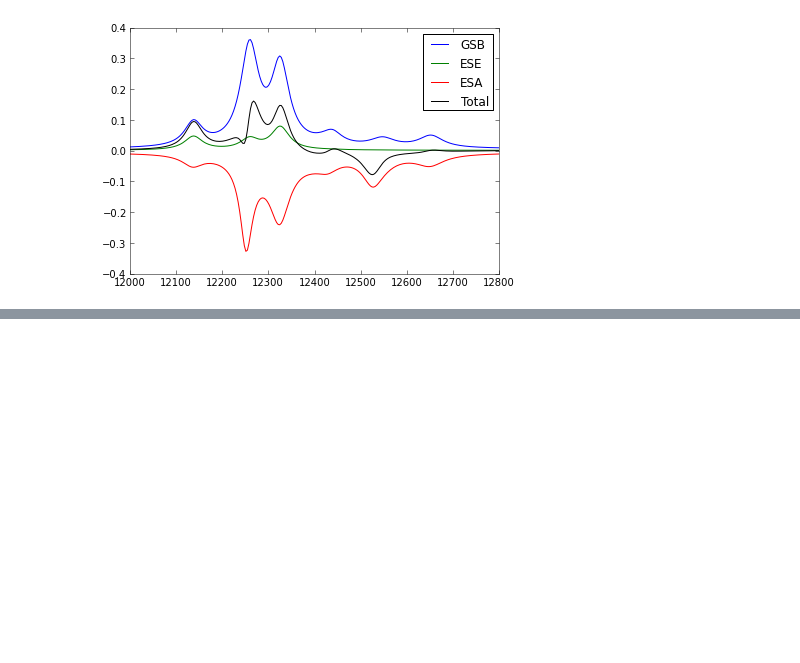
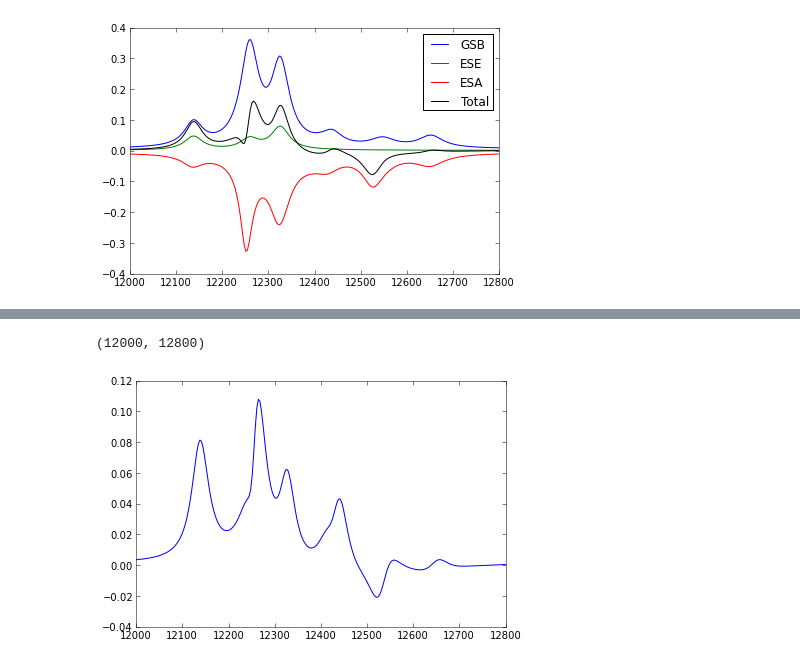
Before and after one commit to whaley-group-berkeley/qspectra, a Jupyter notebook: examples/FMO dynamics with Redfield theory.ipynb, the cells around one changed output, grey strips where cells are left out. Saved outputs shown, nothing was run; the diff lists cells and outputs as text; code cells hidden in the pictures; blank space fills up the shorter version.

```diff
--- a/examples/FMO dynamics with Redfield theory.ipynb
+++ b/examples/FMO dynamics with Redfield theory.ipynb
@@ -121,3 +121,6 @@ xlim(12000, 12800)
 # %% [output]
 (12000, 12800)
 [figure]
+# %%
+%%time
+f, X = impulsive_probe(dynamical_model, rho[-1], 5000, 'xx', isotropic_average=True)
@@ -123,0 +130,6 @@ xlim(12000, 12800)
+# %%
+plot(f, X.real)
+xlim(12000, 12800)
+# %% [output]
+(12000, 12800)
+[figure, added]
```
Also changed, not shown: parts of 8 cells of this notebook, 6 other files.
